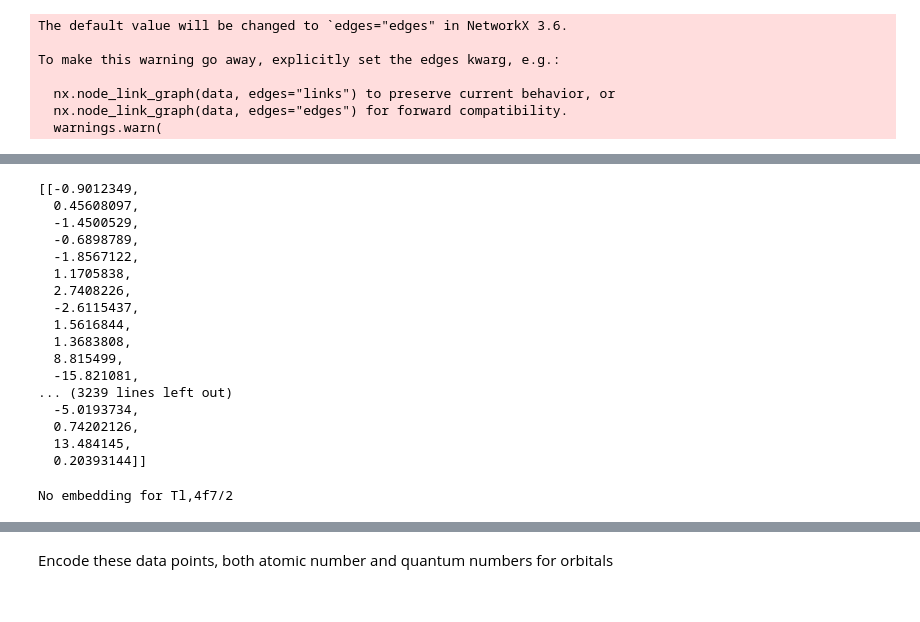
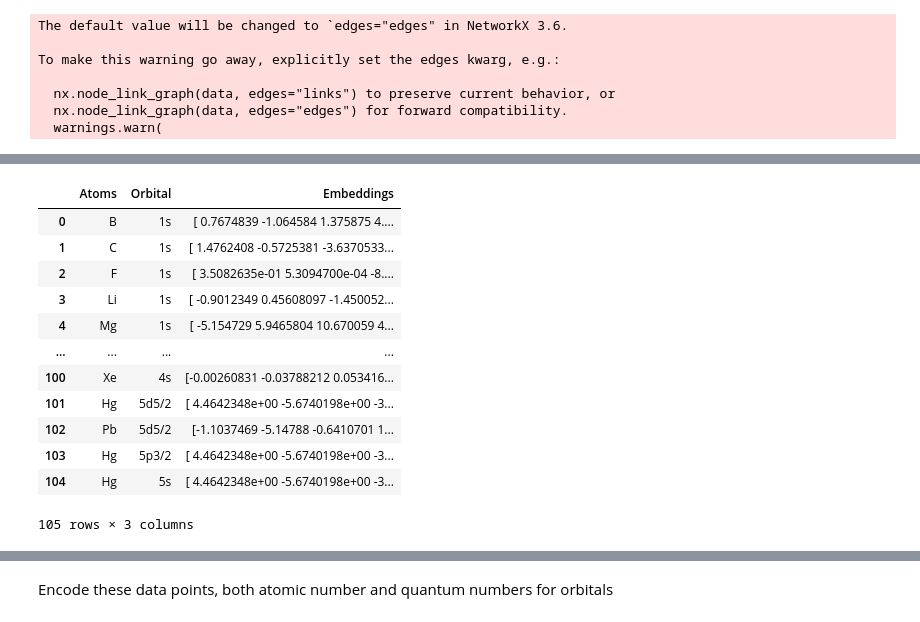
Before and after one commit to suyashk12/GNN_binding_energies, a Jupyter notebook: simple_model/shrihan_toy_model/normalize_embed.ipynb, the cells around one changed output, grey strips where cells are left out. Drawn from its saved outputs; the diff is of its cells as text; code cells hidden in the pictures.

```diff
--- a/simple_model/shrihan_toy_model/normalize_embed.ipynb
+++ b/simple_model/shrihan_toy_model/normalize_embed.ipynb
@@ -113,20 +74,16 @@ embedded_IDs
-# %%
-embedded_vectors
-# %% [output]
-[[-0.9012349,
-  0.45608097,
-  -1.4500529,
-  -0.6898789,
-  -1.8567122,
-  1.1705838,
-  2.7408226,
-  -2.6115437,
-  1.5616844,
-  1.3683808,
-  8.815499,
-  -15.821081,
-... (3239 lines left out)
-  -5.0193734,
-  0.74202126,
-  13.484145,
-  0.20393144]]
+# %%
+embeddings
+# %% [output]
+|  | Atoms | Orbital | Embeddings |
+| 0 | B | 1s | [ 0.7674839 -1.064584 1.375875 4.... |
+| 1 | C | 1s | [ 1.4762408 -0.5725381 -3.6370533... |
+| 2 | F | 1s | [ 3.5082635e-01 5.3094700e-04 -8.... |
+| 3 | Li | 1s | [ -0.9012349 0.45608097 -1.450052... |
+| 4 | Mg | 1s | [ -5.154729 5.9465804 10.670059 4... |
+| ... | ... | ... | ... |
+| 100 | Xe | 4s | [-0.00260831 -0.03788212 0.053416... |
+| 101 | Hg | 5d5/2 | [ 4.4642348e+00 -5.6740198e+00 -3... |
+| 102 | Pb | 5d5/2 | [-1.1037469 -5.14788 -0.6410701 1... |
+| 103 | Hg | 5p3/2 | [ 4.4642348e+00 -5.6740198e+00 -3... |
+| 104 | Hg | 5s | [ 4.4642348e+00 -5.6740198e+00 -3... |
+105 rows × 3 columns
@@ -137,6 +105,7 @@ atoms = []
 charges = []
 orbs = []
 energies = []
+embedded_vectors = []
 
 
 for mol in train_data:
@@ -154,18 +123,4 @@ for mol in train_data:
                 charges.append(charge[i])
                 orbs.append(orb[i][j])
                 energies.append(energy[i][j])
-
-# Also get embedding vectors for each species, if embedding exists
-ids = [a+','+o for a,o in zip(atoms, orbs)]
-
-states = []
-
-for i in range(len(ids)):
-  id = ids[i]
-  if id in embedded_IDs:
-    states.append(embedded_vectors[embedded_IDs.index(id)])
-  else:
-    print('No embedding for', id)
-    states.append([0]*31)
+                embedded_vectors.append(convert_to_embedding(atom[i], orb[i][j], embeddings))
-# %% [output]
-No embedding for Tl,4f7/2
```
Also changed, not shown: parts of 15 cells of this notebook, 2 other files.
